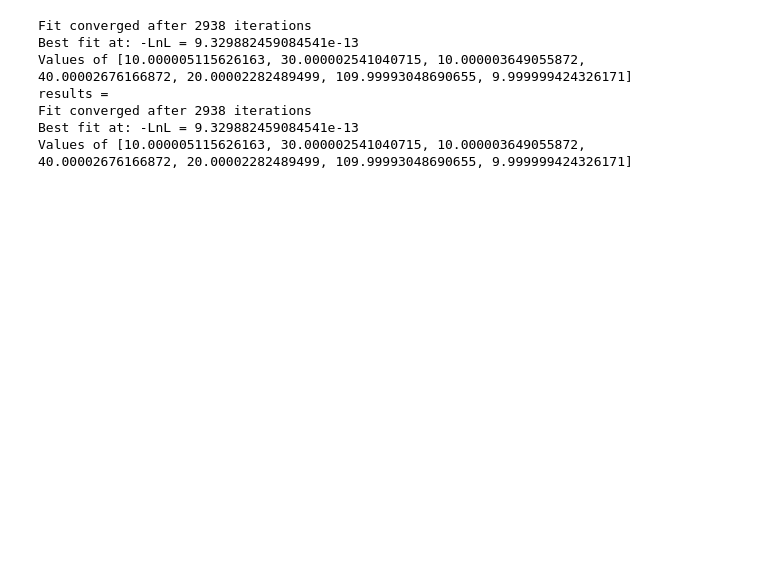
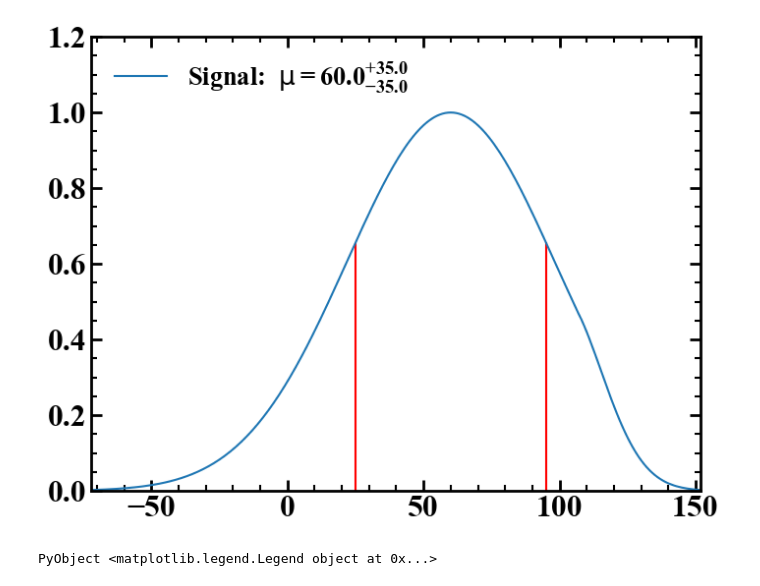
Before and after one commit to MorganAskins/watchfish, a Jupyter notebook: protofish.ipynb, the cells around one changed output. Drawn from its saved outputs; the diff is of its cells as text; code cells hidden in the pictures; blank space fills up the shorter version.

```diff
--- a/protofish.ipynb
+++ b/protofish.ipynb
@@ -61,21 +105,0 @@ Results(Opt(LN_SBPLX, 7), Model(Dict("Thing3" => Component("Thing3", 10.0, 20.0)
-# %%
-function Base.show(io::IO, m::Results)
-    compact = get(io, :compact, false)
-
-    if !compact
-        println("Fit converged after $(m.iterations) iterations")
-        println("Best fit at: -LnL = $(m.min_objective)")
-        println("Values of $(m.min_parameters)")
-    end
-        #show(io, m.iterations)
-end
-
-@show results
-# %% [output]
-Fit converged after 2938 iterations
-Best fit at: -LnL = 9.329882459084541e-13
-Values of [10.000005115626163, 30.000002541040715, 10.000003649055872, 40.00002676166872, 20.00002282489499, 109.99993048690655, 9.999999424326171]
-results =
-Fit converged after 2938 iterations
-Best fit at: -LnL = 9.329882459084541e-13
-Values of [10.000005115626163, 30.000002541040715, 10.000003649055872, 40.00002676166872, 20.00002282489499, 109.99993048690655, 9.999999424326171]
@@ -136,3 +106,32 @@ minl = copy(minf)
+# %%
+using PyPlot
+plt.style.use("watchman")
+
+function interval_plot(name, results)
+    comp = results.model.component_dict[name]
+    x, y = comp.likelihood_x, comp.likelihood_y
+    low, high = comp.low, comp.high
+    mid = comp.fit
+    ns, ps = abs(mid - low), abs(mid - high)
+
+    labeluse = "$name: " *
+        " \$\\mu = $(floor(mid*100)/100)" *
+        "^{+$(floor(ps*100)/100)}" *
+        "_{-$(ns)}\$"
+
+    plot(x, y, label=labeluse)
+
+    vlines(low,0, y[x .>= low][1] , color="red")
+    vlines(high,0,y[x .>= high][1], color="red")
+    ylim(0, 1.2)
+    xlim(minimum(x), maximum(x))
+    legend(loc=2, frameon=false)
+end
+
+interval_plot("Signal", results)
+# %% [output]
+[figure, added]
+PyObject <matplotlib.legend.Legend object at 0x...>
 # %%
 ## Profile likelihood of each parameter
 ## WITHOUT a prior, we can take the normalized objective function
```
Also changed, not shown: parts of 16 cells of this notebook, 2 other files.
